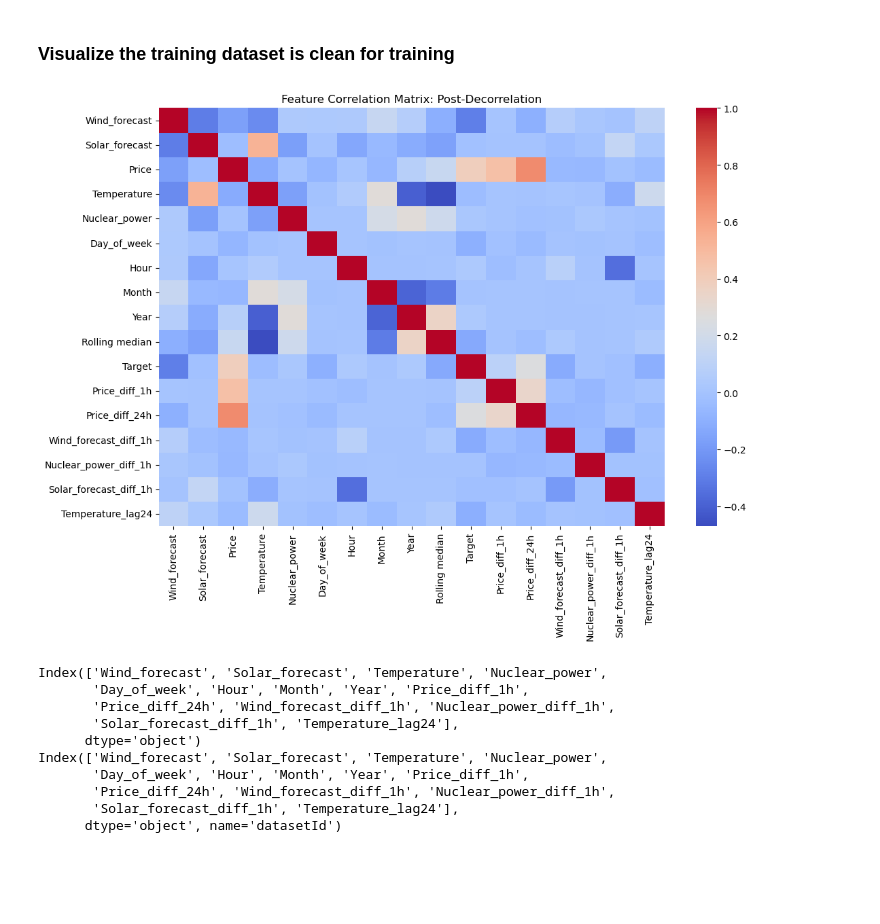
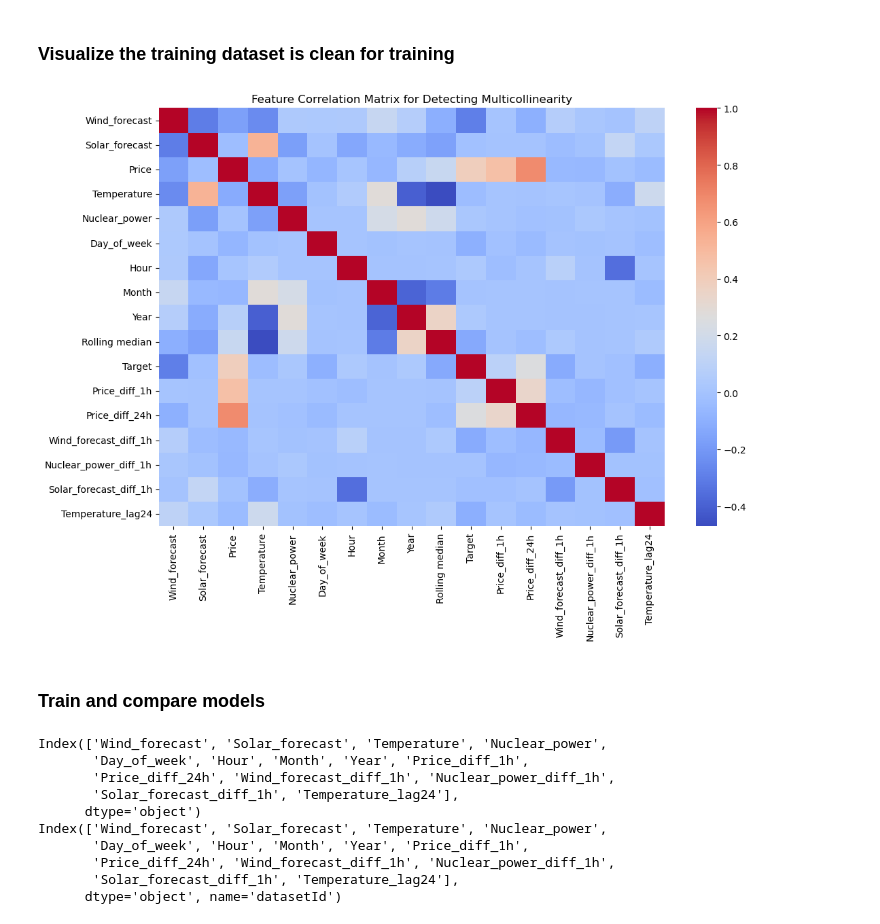
Before and after one commit to PRoutamaa/DS_Business_project, a Jupyter notebook: project.ipynb, the cells around one changed output. Drawn from its saved outputs; the diff is of its cells as text; code cells hidden in the pictures; blank space fills up the shorter version.

```diff
--- a/project.ipynb
+++ b/project.ipynb
@@ -493,16 +507,18 @@ forecast_data
 # %%
 #Heatmap to verify the dataset is clean enough for training, in this case meaning the data is decorrelated to avoid possible overfitting.
 import seaborn as sns
 import matplotlib.pyplot as plt
 
 plt.figure(figsize=(12, 8))
 sns.heatmap(model_df.corr(), annot=False, cmap='coolwarm')
-plt.title('Feature Correlation Matrix: Post-Decorrelation')
+plt.title('Feature Correlation Matrix for Detecting Multicollinearity')
 plt.xlabel('')
 plt.ylabel('')
 plt.show()
 # %% [output]
-[figure, old version]
+[figure, new version]
+# %% [markdown]
+### Train and compare models
 # %%
 #X and y for training
 X_train = model_df.drop(columns=['Target', 'Price', 'Rolling median'])
```
Also changed, not shown: parts of 14 cells of this notebook.
